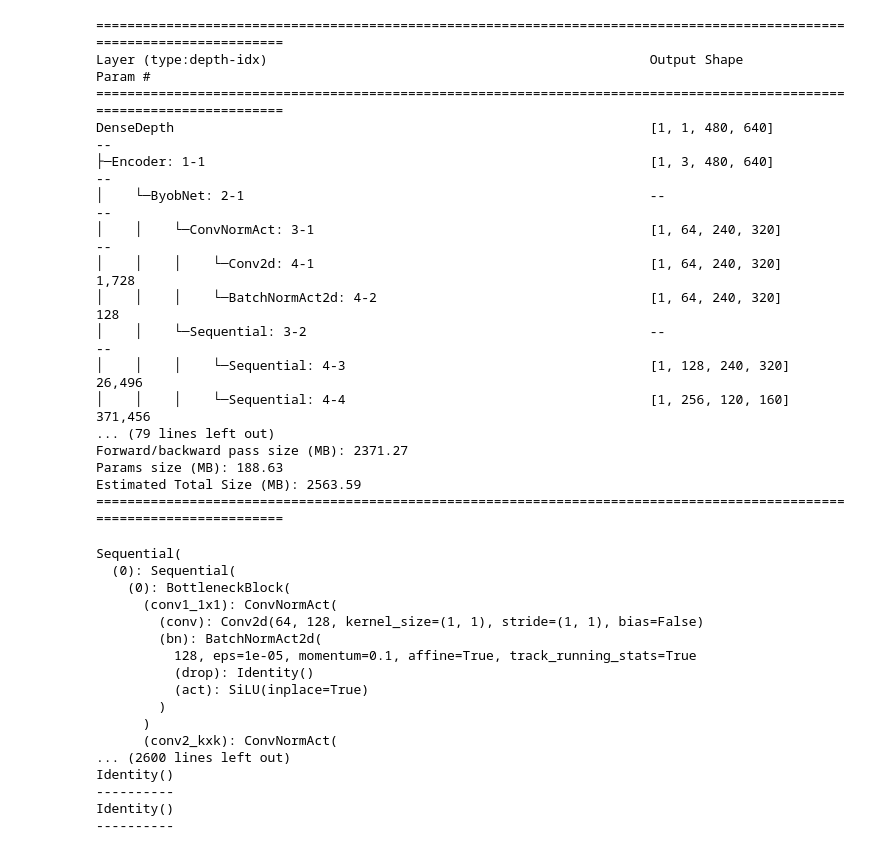
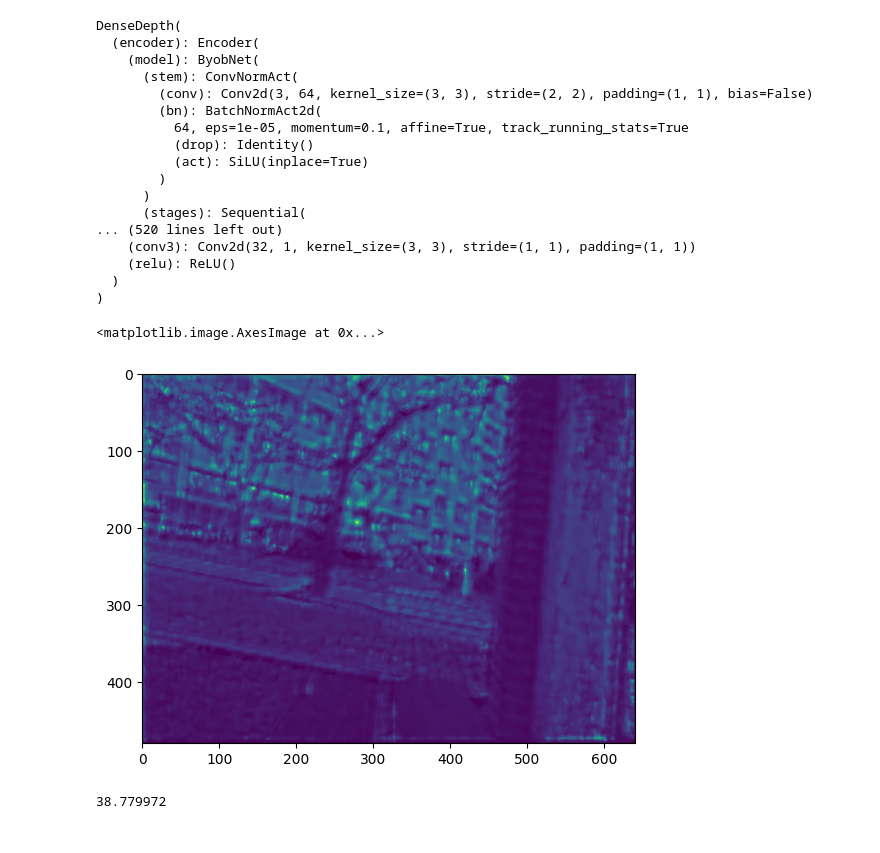
Before and after one commit to hukuhaka/DenseDepth, a Jupyter notebook: test.ipynb, the cells around one changed output. Cells and saved outputs as stored; diff of their text form; code cells hidden in the pictures.

```diff
--- a/test.ipynb
+++ b/test.ipynb
@@ -8,26 +10,24 @@ from networks.model import DenseDepth
 # %%
 model = DenseDepth(encoder_model="mobilevitv2")
 
-ckpt = torch.load("/home/model_disk/DenseDepth/0504-1342/006-mobilevitv2-2.6988916897119903.pt", map_location=torch.device('cpu'))
+ckpt = torch.load("/home/model_disk/DenseDepth/0508-1826/027-mobilevitv2-3.8249720118955763.pt", map_location=torch.device('cuda'))
 model.load_state_dict(ckpt["model"])
-model.eval()
-
-summary(model, (1, 3, 480, 640), depth=4)
+model.eval().to("cuda")
 # %% [output]
-========================================================================================================================
-Layer (type:depth-idx)                                                 Output Shape              Param #
-========================================================================================================================
-DenseDepth                                                             [1, 1, 480, 640]          --
-├─Encoder: 1-1                                                         [1, 3, 480, 640]          --
-│    └─ByobNet: 2-1                                                    --                        --
-│    │    └─ConvNormAct: 3-1                                           [1, 64, 240, 320]         --
-│    │    │    └─Conv2d: 4-1                                           [1, 64, 240, 320]         1,728
-│    │    │    └─BatchNormAct2d: 4-2                                   [1, 64, 240, 320]         128
-│    │    └─Sequential: 3-2                                            --                        --
-│    │    │    └─Sequential: 4-3                                       [1, 128, 240, 320]        26,496
-│    │    │    └─Sequential: 4-4                                       [1, 256, 120, 160]        371,456
-... (79 lines left out)
-Forward/backward pass size (MB): 2371.27
-Params size (MB): 188.63
-Estimated Total Size (MB): 2563.59
-========================================================================================================================
+DenseDepth(
+  (encoder): Encoder(
+    (model): ByobNet(
+      (stem): ConvNormAct(
+        (conv): Conv2d(3, 64, kernel_size=(3, 3), stride=(2, 2), padding=(1, 1), bias=False)
+        (bn): BatchNormAct2d(
+          64, eps=1e-05, momentum=0.1, affine=True, track_running_stats=True
+          (drop): Identity()
+          (act): SiLU(inplace=True)
+        )
+      )
+      (stages): Sequential(
+... (520 lines left out)
+    (conv3): Conv2d(32, 1, kernel_size=(3, 3), stride=(1, 1), padding=(1, 1))
+    (relu): ReLU()
+  )
+)
@@ -42,22 +34,18 @@ model.encoder.model.stages
-# %%
-for i in model.encoder.model.stages.modules():
-    print(i)
-    print("-"*10)
-# %% [output]
-Sequential(
-  (0): Sequential(
-    (0): BottleneckBlock(
-      (conv1_1x1): ConvNormAct(
-        (conv): Conv2d(64, 128, kernel_size=(1, 1), stride=(1, 1), bias=False)
-        (bn): BatchNormAct2d(
-          128, eps=1e-05, momentum=0.1, affine=True, track_running_stats=True
-          (drop): Identity()
-          (act): SiLU(inplace=True)
-        )
-      )
-      (conv2_kxk): ConvNormAct(
-... (2600 lines left out)
-Identity()
-----------
-Identity()
-----------
+# %%
+image = cv2.imread("/home/iasl_server/project/test/1_rgb.png")
+image = cv2.resize(image, (640, 480))
+image = image.transpose(2, 0, 1)
+image = torch.from_numpy(image).unsqueeze(0).float().cuda()
+
+with torch.no_grad():
+    pred = model(image)
+    pred = pred.squeeze(0).squeeze(0).cpu().numpy()
+
+plt.imshow(pred)
+# %% [output]
+<matplotlib.image.AxesImage at 0x...>
+[figure, added]
+# %%
+pred[400, 600]
+# %% [output]
+38.779972
```
Also changed, not shown: parts of 2 cells of this notebook, 7 other files.
